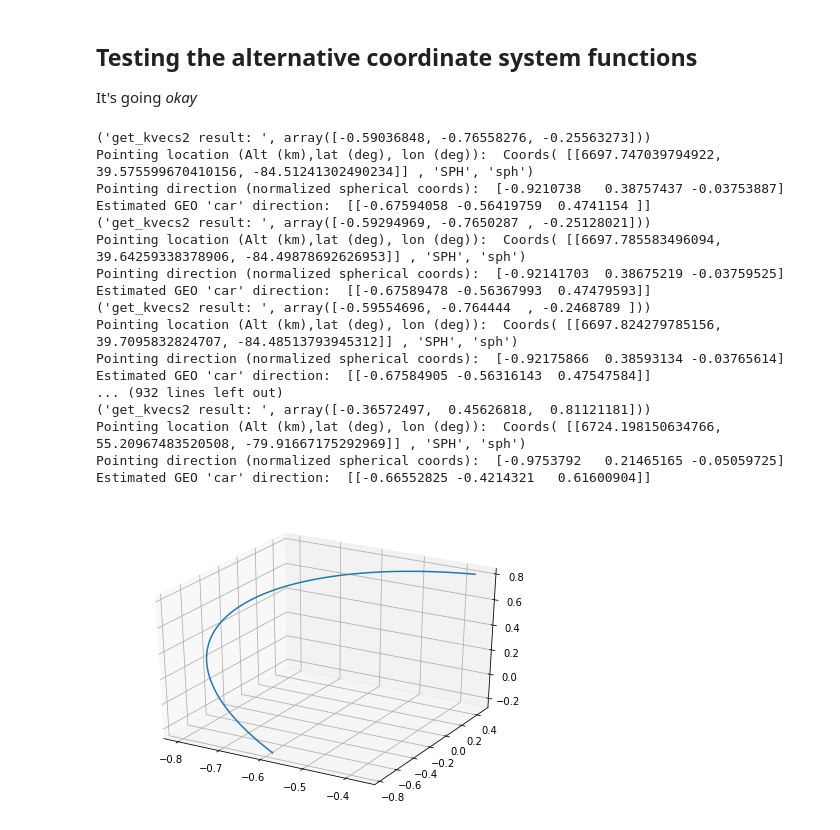
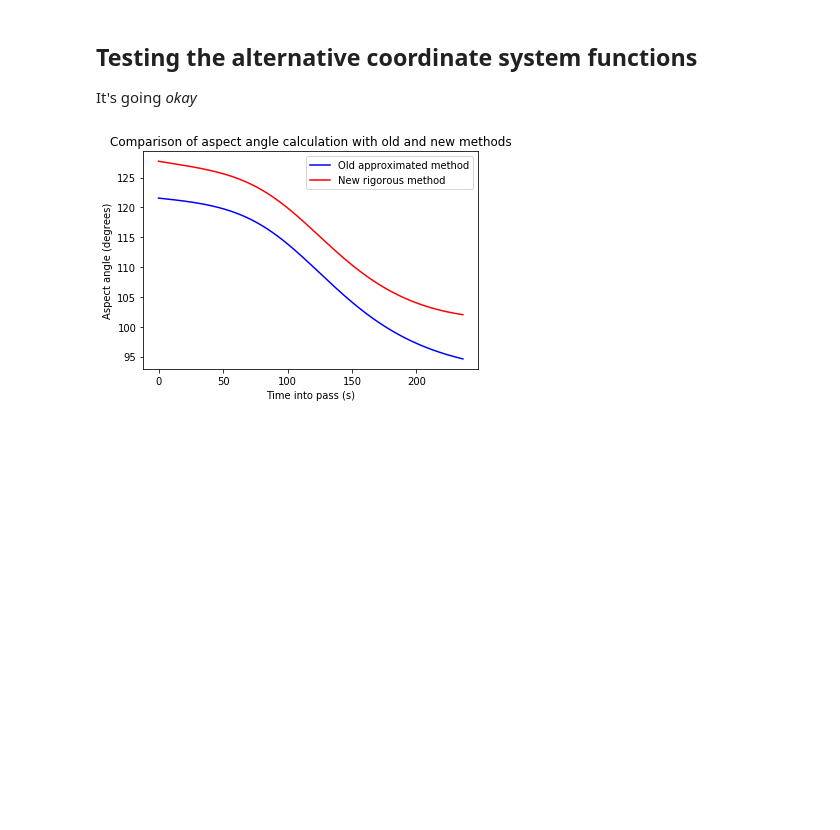
Before and after one commit to dfairbairn/rriephtk, a Jupyter notebook: OttawaPlots.ipynb, the cells around one changed output. Cells and saved outputs as stored; diff of their text form; code cells hidden in the pictures; blank space fills up the shorter version.

Commit message:
Made a plot in OttawaPlots which explicitly compares the old and new aspect angle calculations.

```diff
--- a/OttawaPlots.ipynb
+++ b/OttawaPlots.ipynb
@@ -1185,5 +1154,5 @@ Tracing from transmitter at (75W,45N,70m Alt) to (-79.9166717529,55.2096748352,3
 # %%
-saveplots=True
+saveplots=False
 
 f = plt.figure(figsize=(20,16))
 ax1 = f.add_subplot(411)
@@ -1210,8 +1179,8 @@ ax4.set_title('Average magnitude of magnetic field along transmission path')
 
 
 lons,lats,alts,ephtimes,mlons,mlats,mlts,pitch,yaw,roll = get_rri_ephemeris_full(fname)
-bvecs,kvecs,angles = get_kb_ottawa_angle(lons,lats,alts,ephtimes)
-indx_closest, dists = get_closest_ottawa_approach(lons,lats,alts)
+bvecs,kvecs,angles = get_kb_angle(lons,lats,alts,ephtimes)
+indx_closest, dists = get_closest_approach(lons,lats,alts)
 times = ephems_to_datetime(ephtimes)
 
 my_xticks = []
@@ -1295,56 +1264,43 @@ It's going *okay*
 # %%
 
 lons18,lats18,alts18,ephtimes18 = data_utils.get_rri_ephemeris(data_utils.get_ottawa_data('20160418')[0])
 
-angs = []
-angs2 = []
+# ALSO: Testing output of approximate aspect angle method vs rigorous:
+angs_apprx = []
+angs_rigor = []
 kvs = []
 kvs2 = []
 bvs = []
 bvs2 = []
 for i in range(len(alts18)):
+    # Particular location point
     lon18 = lons18[i]
     lat18 = lats18[i]
     alt18 = alts18[i]
     ephtime18 = ephtimes18[i]
     time18 = ephem_to_datetime(ephtime18)
-    kv2 = get_kvec2(lon18,lat18,alt18)
+    # Get the different versions of the line-of-sight vector
+    kv2 = get_kvec2(lon18, lat18, alt18)
     kvs2.append(kv2)
-    kv = get_kvecs(lon18,lat18,alt18)
+    kv = get_kvecs(lon18, lat18, alt18)
     kvs.append(kv)
-    bv2 = get_bvec2(lon18,lat18,alt18,time18)
+    # Get the different versions of the magnetic field vector
+    bv2 = get_bvec2(lon18, lat18, alt18, time18)
     bvs2.append(bv2)
-    ang2 = get_aspect_angle(kv2,bv2)
-    angs2.append(ang2)
-    bv = get_bvec(lon18,lat18,alt18,time18)
-    ang = get_aspect_angle(kv,bv)
-    angs.append(ang)
+    bv = get_bvec(lon18, lat18, alt18, time18)
     bvs.append(bv)
+    # Get the different ve
+    ang_rigor = get_aspect_angle(kv2, bv2)
+    angs_rigor.append(ang_rigor)
+    ang_apprx = get_aspect_angle(kv, bv)
+    angs_apprx.append(ang_apprx)
 
-from mpl_toolkits.mplot3d import Axes3D
-fig = plt.figure()
-ax = Axes3D(fig)
-dxs = [d[0] for d in kvs2]
-dys = [d[1] for d in kvs2]
-dzs = [d[2] for d in kvs2]
-Axes3D.plot(ax,dxs,dys,zs=dzs)
+plt.plot(angs_apprx,'b',label='Old approximated method')
+plt.plot(angs_rigor,'r',label='New rigorous method')
+plt.xlabel('Time into pass (s)')
+plt.ylabel('Aspect angle (degrees)')
+plt.title('Comparison of aspect angle calculation with old and new methods')
+plt.legend()
 plt.show()
 # %% [output]
-('get_kvecs2 result: ', array([-0.59036848, -0.76558276, -0.25563273]))
-Pointing location (Alt (km),lat (deg), lon (deg)):  Coords( [[6697.747039794922, 39.575599670410156, -84.51241302490234]] , 'SPH', 'sph')
-Pointing direction (normalized spherical coords):  [-0.9210738   0.38757437 -0.03753887]
-Estimated GEO 'car' direction:  [[-0.67594058 -0.56419759  0.4741154 ]]
-('get_kvecs2 result: ', array([-0.59294969, -0.7650287 , -0.25128021]))
-Pointing location (Alt (km),lat (deg), lon (deg)):  Coords( [[6697.785583496094, 39.64259338378906, -84.49878692626953]] , 'SPH', 'sph')
-Pointing direction (normalized spherical coords):  [-0.92141703  0.38675219 -0.03759525]
-Estimated GEO 'car' direction:  [[-0.67589478 -0.56367993  0.47479593]]
-('get_kvecs2 result: ', array([-0.59554696, -0.764444  , -0.2468789 ]))
-Pointing location (Alt (km),lat (deg), lon (deg)):  Coords( [[6697.824279785156, 39.7095832824707, -84.48513793945312]] , 'SPH', 'sph')
-Pointing direction (normalized spherical coords):  [-0.92175866  0.38593134 -0.03765614]
-Estimated GEO 'car' direction:  [[-0.67584905 -0.56316143  0.47547584]]
-... (932 lines left out)
-('get_kvecs2 result: ', array([-0.36572497,  0.45626818,  0.81121181]))
-Pointing location (Alt (km),lat (deg), lon (deg)):  Coords( [[6724.198150634766, 55.20967483520508, -79.91667175292969]] , 'SPH', 'sph')
-Pointing direction (normalized spherical coords):  [-0.9753792   0.21465165 -0.05059725]
-Estimated GEO 'car' direction:  [[-0.66552825 -0.4214321   0.61600904]]
-[figure, old version]
+[figure, new version]
```
Also changed, not shown: parts of 5 cells of this notebook.
